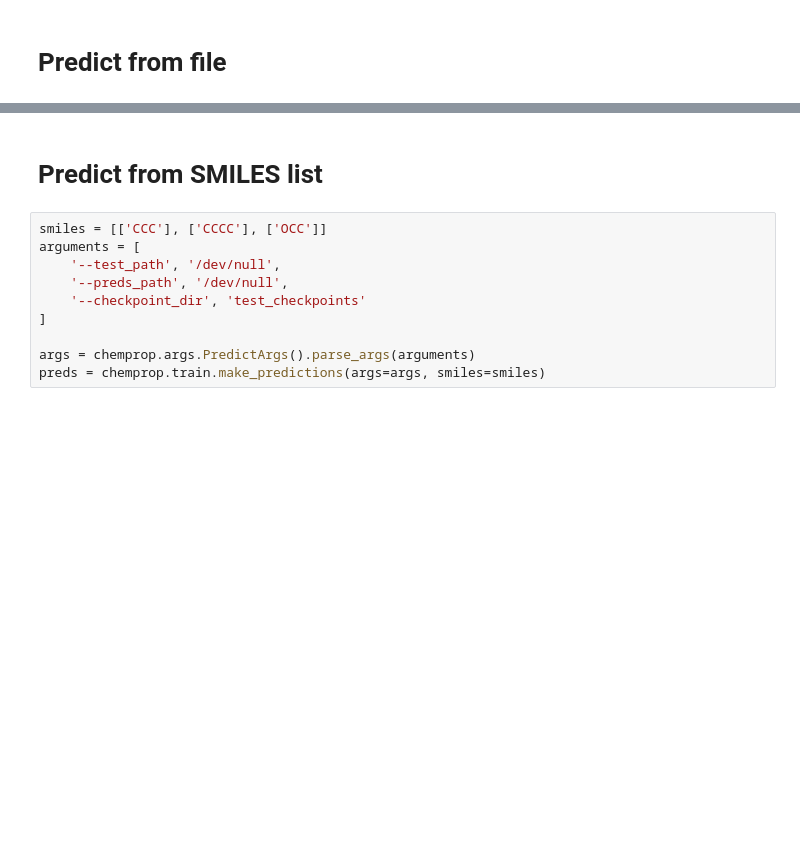
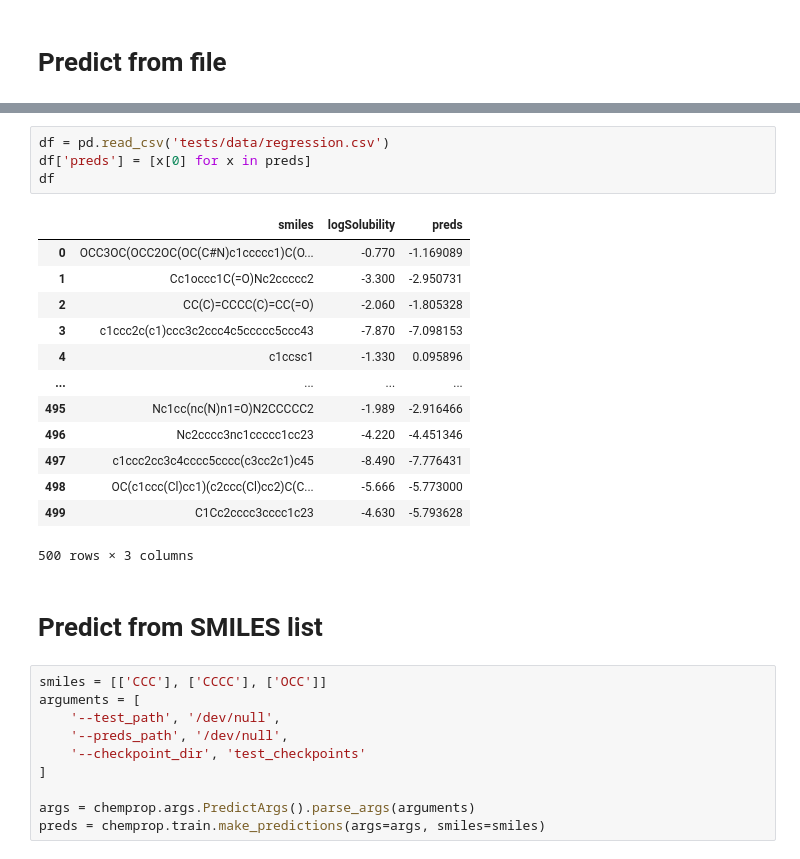
Before and after one commit to chemprop/chemprop, a Jupyter notebook: colab_demo.ipynb, the cells around one changed output, grey strips where cells are left out. Drawn from its saved outputs; the diff is of its cells as text; blank space fills up the shorter version.

```diff
--- a/colab_demo.ipynb
+++ b/colab_demo.ipynb
@@ -100,3 +101,21 @@ Elapsed time = 0:00:01
+# %%
+df = pd.read_csv('tests/data/regression.csv')
+df['preds'] = [x[0] for x in preds]
+df
+# %% [output]
+|  | smiles | logSolubility | preds |
+| 0 | OCC3OC(OCC2OC(OC(C#N)c1ccccc1)C(O... | -0.770 | -1.169089 |
+| 1 | Cc1occc1C(=O)Nc2ccccc2 | -3.300 | -2.950731 |
+| 2 | CC(C)=CCCC(C)=CC(=O) | -2.060 | -1.805328 |
+| 3 | c1ccc2c(c1)ccc3c2ccc4c5ccccc5ccc43 | -7.870 | -7.098153 |
+| 4 | c1ccsc1 | -1.330 | 0.095896 |
+| ... | ... | ... | ... |
+| 495 | Nc1cc(nc(N)n1=O)N2CCCCC2 | -1.989 | -2.916466 |
+| 496 | Nc2cccc3nc1ccccc1cc23 | -4.220 | -4.451346 |
+| 497 | c1ccc2cc3c4cccc5cccc(c3cc2c1)c45 | -8.490 | -7.776431 |
+| 498 | OC(c1ccc(Cl)cc1)(c2ccc(Cl)cc2)C(C... | -5.666 | -5.773000 |
+| 499 | C1Cc2cccc3cccc1c23 | -4.630 | -5.793628 |
+500 rows × 3 columns
 # %% [markdown]
 # Predict from SMILES list
 # %%
```
Also changed, not shown: parts of 4 cells of this notebook.
